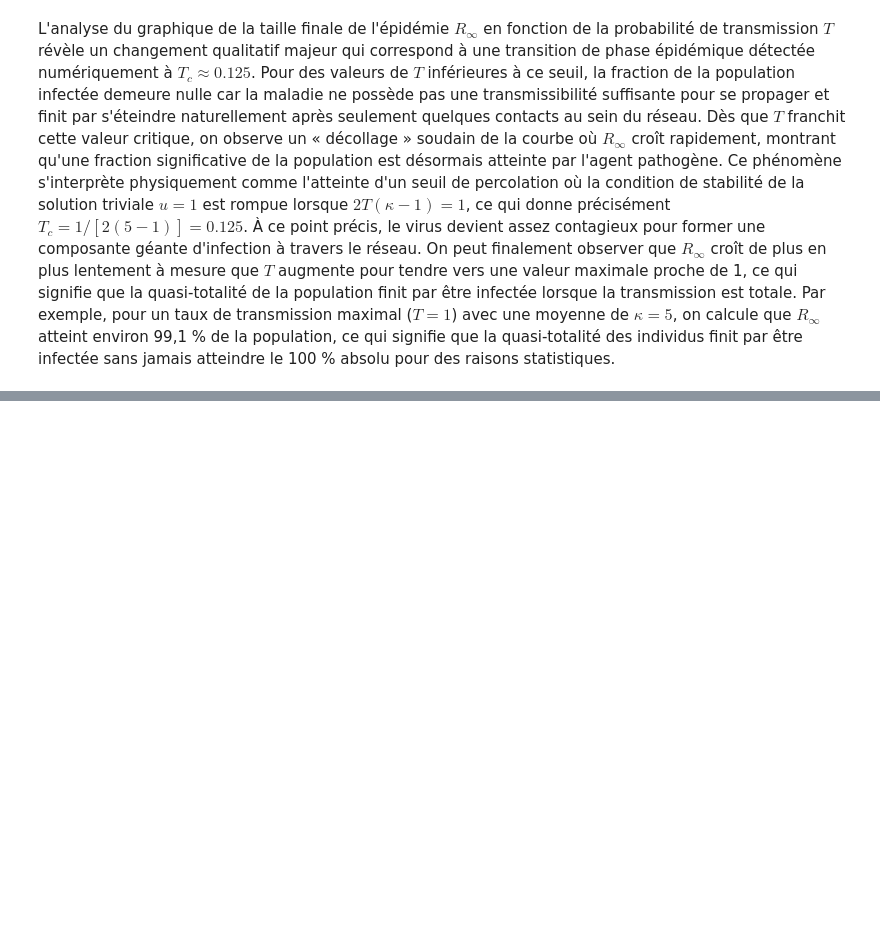
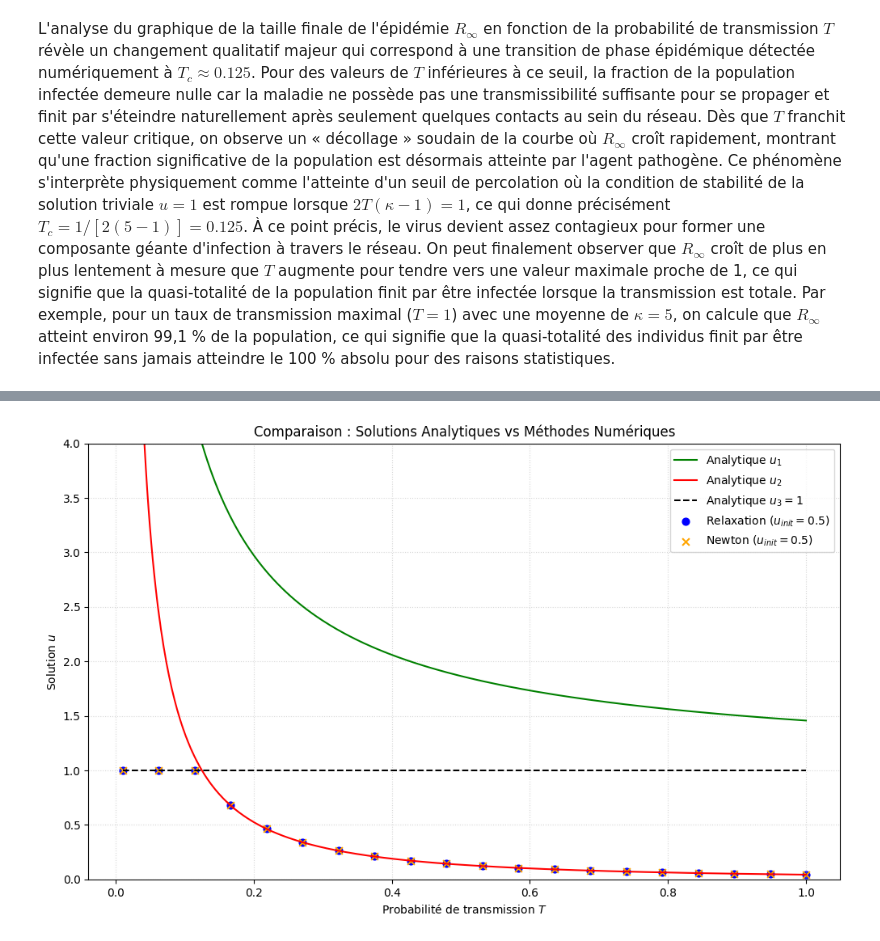
Before and after one commit to Jeremie-Beaupre/TP3_phyznum, a Jupyter notebook: main.ipynb, the cells around one changed output, grey strips where cells are left out. Drawn from its saved outputs; the diff is of its cells as text; code cells hidden in the pictures; blank space fills up the shorter version.

```diff
--- a/main.ipynb
+++ b/main.ipynb
@@ -123,0 +118,92 @@ L'analyse du graphique de la taille finale de l'épidémie $R_\infty$ en fonctio
+# %%
+import numpy as np
+import matplotlib.pyplot as plt
+
+# --- 1. Paramètres et solveurs ---
+kappa = 5
+tol = 1e-10
+max_iter = 1000
+
+def f(u, T, kappa):
+    return 1 / (1 + T*(kappa-1)*(1-u))**2
+
+def df_du(u, T, kappa):
+    A = T * (kappa - 1)
+    return (2 * A) / (1 + A * (1 - u))**3
+
+def g(u, T, kappa):
+    return f(u, T, kappa) - u
+
+def g_prime(u, T, kappa):
+    return df_du(u, T, kappa) - 1
+
+def solve_relaxation(T, kappa, u_start, tol, max_iter):
+    u = u_start
+    for _ in range(max_iter):
+        u_new = f(u, T, kappa)
+        if abs(u_new - u) < tol: return u_new
+        u = u_new
+    return u
+
+def solve_newton(T, kappa, u_start, tol, max_iter):
+    u = u_start
+    for _ in range(max_iter):
+        val, der = g(u, T, kappa), g_prime(u, T, kappa)
+        if der == 0: return None
+        u_new = u - val / der
+        if abs(u_new - u) < tol: return u_new
+        u = u_new
+    return u
+
+
+T_20 = np.linspace(0.01, 1, 20)
+
+u_relax_points = []
+u_newton_points = []
+
+for t in T_20:
+    u_r = solve_relaxation(t, kappa, 0.5, tol, max_iter)
+    u_n = solve_newton(t, kappa, 0.5, tol, max_iter)
+
+    u_relax_points.append(u_r)
+    u_newton_points.append(u_n)
+
+
+T_cont = np.linspace(0.01, 1, 500)
+
+u1_analytique = []
+u2_analytique = []
+u3_analytique = np.ones_like(T_cont)
+
+for t in T_cont:
+    A = t * (kappa - 1)
+    delta = A**4 + 4*A**3
+
+    # Formules dérivées à la question a)
+    u1 = (A**2 + 2*A + np.sqrt(delta)) / (2 * A**2)
+    u2 = (A**2 + 2*A - np.sqrt(delta)) / (2 * A**2)
+
+    u1_analytique.append(u1)
+    u2_analytique.append(u2)
+
+# Graphique Final
+plt.figure(figsize=(12, 7))
+
+# Tracé des lignes analytiques
+plt.plot(T_cont, u1_analytique, color='green', label='Analytique $u_1$', lw=1.5)
+plt.plot(T_cont, u2_analytique, color='red', label='Analytique $u_2$', lw=1.5)
+plt.plot(T_cont, u3_analytique, color='black', linestyle='--', label='Analytique $u_3 = 1$', lw=1.5)
+
+# Tracé des points numériques
+plt.scatter(T_20, u_relax_points, color='blue', marker='o', s=40, label='Relaxation ($u_{init}=0.5$)')
+plt.scatter(T_20, u_newton_points, color='orange', marker='x', s=40, label='Newton ($u_{init}=0.5$)')
+
+plt.ylim(0, 4)
+plt.xlabel('Probabilité de transmission $T$')
+plt.ylabel('Solution $u$')
+plt.title('Comparaison : Solutions Analytiques vs Méthodes Numériques')
+plt.legend()
+plt.grid(True, which='both', linestyle=':', alpha=0.5)
+plt.show()
+# %% [output]
+[figure, added]
```
Also changed, not shown: parts of 8 cells of this notebook.
